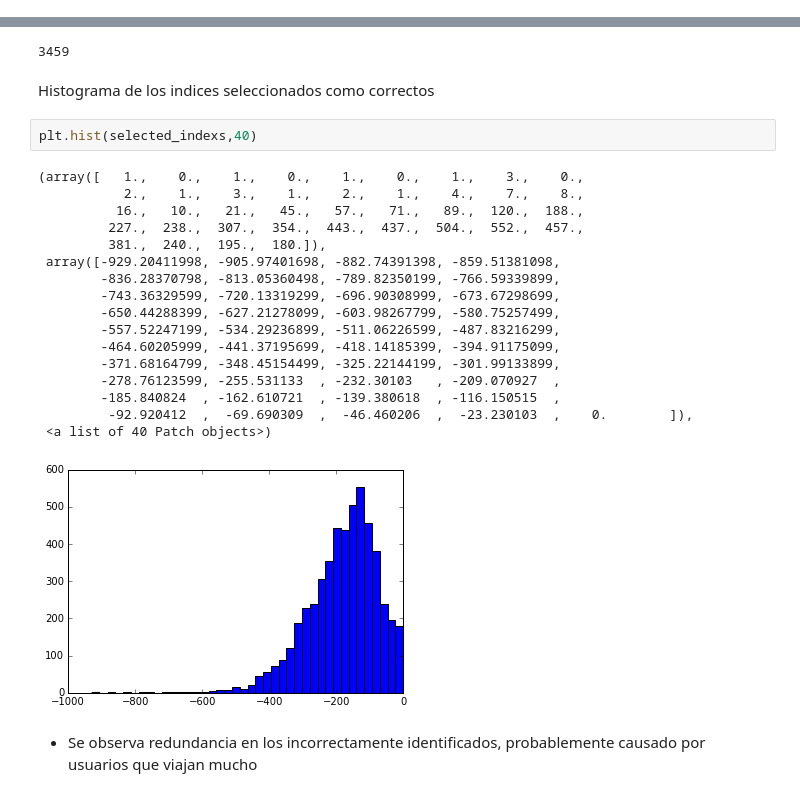
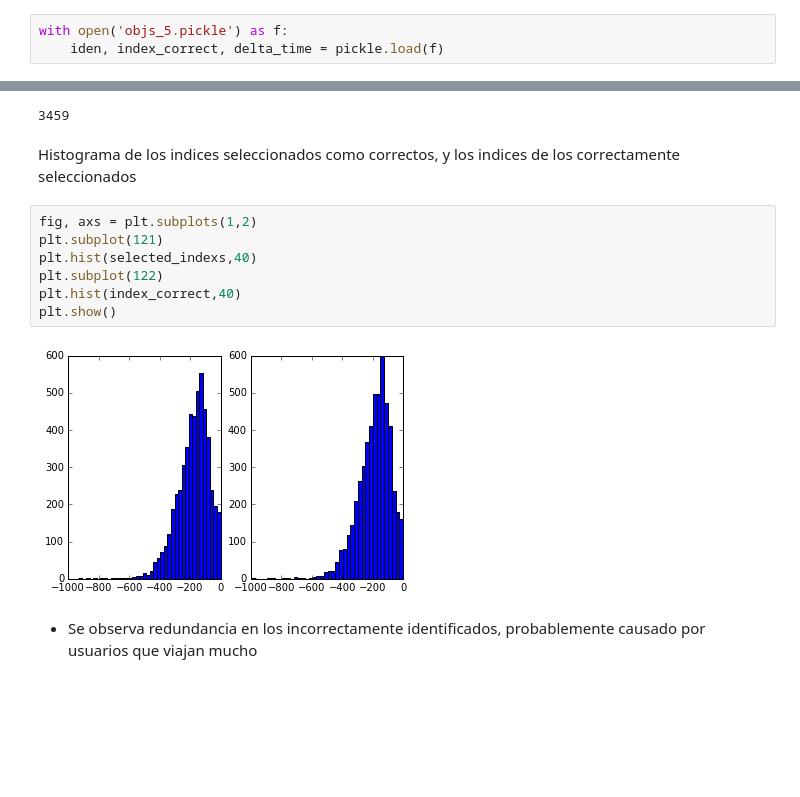
Before and after one commit to cinai/identification-algorithm-1, a Jupyter notebook: TEJI.ipynb, the cells around one changed output, grey strips where cells are left out. Saved outputs shown, nothing was run; the diff lists cells and outputs as text; blank space fills up the shorter version.

```diff
--- a/TEJI.ipynb
+++ b/TEJI.ipynb
@@ -563,0 +537,3 @@ plt.hist(index_correct,40)
+# %%
+with open('objs_5.pickle') as f:
+    iden, index_correct, delta_time = pickle.load(f)
@@ -617,27 +583,16 @@ len(correct_indexs)
 # %% [output]
 3459
 # %% [markdown]
-Histograma de los indices seleccionados como correctos
+Histograma de los indices seleccionados como correctos, y los indices de los correctamente seleccionados
-# %%
-plt.hist(selected_indexs,40)
-# %% [output]
-(array([   1.,    0.,    1.,    0.,    1.,    0.,    1.,    3.,    0.,
-           2.,    1.,    3.,    1.,    2.,    1.,    4.,    7.,    8.,
-          16.,   10.,   21.,   45.,   57.,   71.,   89.,  120.,  188.,
-         227.,  238.,  307.,  354.,  443.,  437.,  504.,  552.,  457.,
-         381.,  240.,  195.,  180.]),
- array([-929.20411998, -905.97401698, -882.74391398, -859.51381098,
-        -836.28370798, -813.05360498, -789.82350199, -766.59339899,
-        -743.36329599, -720.13319299, -696.90308999, -673.67298699,
-        -650.44288399, -627.21278099, -603.98267799, -580.75257499,
-        -557.52247199, -534.29236899, -511.06226599, -487.83216299,
-        -464.60205999, -441.37195699, -418.14185399, -394.91175099,
-        -371.68164799, -348.45154499, -325.22144199, -301.99133899,
-        -278.76123599, -255.531133  , -232.30103   , -209.070927  ,
-        -185.840824  , -162.610721  , -139.380618  , -116.150515  ,
-         -92.920412  ,  -69.690309  ,  -46.460206  ,  -23.230103  ,    0.        ]),
- <a list of 40 Patch objects>)
-[figure, removed]
+# %%
+fig, axs = plt.subplots(1,2)
+plt.subplot(121)
+plt.hist(selected_indexs,40)
+plt.subplot(122)
+plt.hist(index_correct,40)
+plt.show()
+# %% [output]
+[figure, added]
 # %% [markdown]
 - Se observa redundancia en los incorrectamente identificados, probablemente causado por usuarios que viajan mucho
 # %%
```
Also changed, not shown: parts of 16 cells of this notebook.
